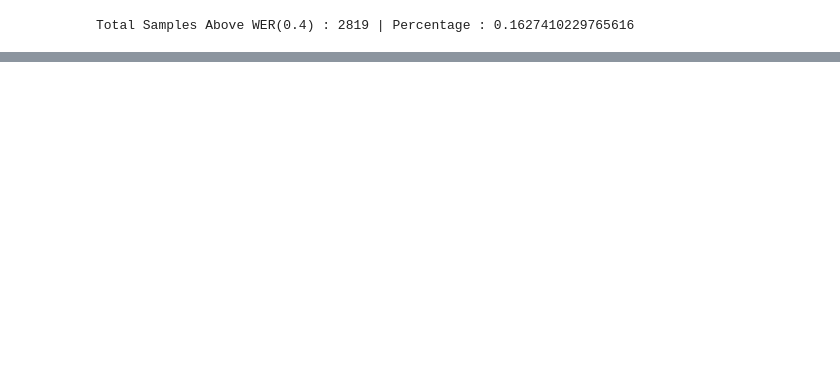
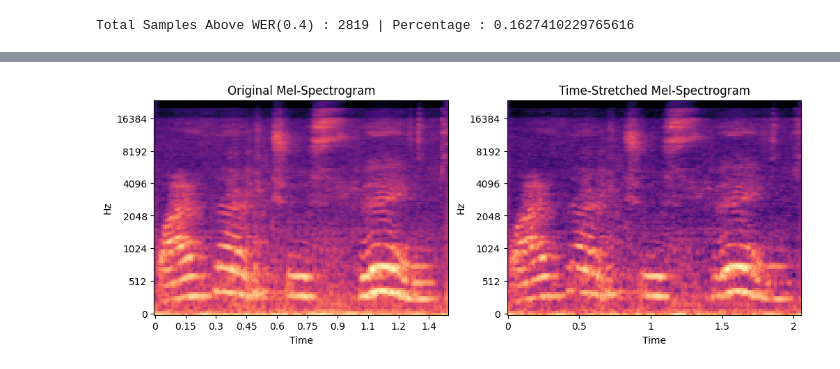
Before and after one commit to chandanreddy10/ASR-Children-Speech, a Jupyter notebook: src/analysis.ipynb, the cells around one changed output, grey strips where cells are left out. Cells and saved outputs as stored; diff of their text form; code cells hidden in the pictures; blank space fills up the shorter version.

```diff
--- a/src/analysis.ipynb
+++ b/src/analysis.ipynb
@@ -2,7 +2,7 @@
 import json
 import sys
 from pathlib import Path
-fine_tune_predictions_file = "benchmark/predictions_finetune_parakeet.json"
+fine_tune_predictions_file = "benchmark/predictions_finetune_parakeet_won.json"
 # %%
 with open(fine_tune_predictions_file,"r") as file:
     contents = json.load(file)
@@ -31,7 +31,7 @@ import random
 from IPython.display import Audio
 import soundfile as sf
 
-sample = random.choice(filtered_contents)
+sample = contents[78]
 reference_text = sample.get("reference")
 predicted_text = sample.get("prediction")
 audio_path = sample.get("audio_filepath")
@@ -64,0 +50,11 @@ Audio(new.cpu().numpy(), rate=sr)
+# %%
+import librosa
+import numpy as np
+
+if audio.ndim == 2:
+    audio = np.mean(audio, axis=1)
+else:
+    audio = audio
+modified_audio = librosa.effects.time_stretch(audio,rate=0.70)
+modified_audio = modified_audio / np.max(np.abs(modified_audio))
+Audio(modified_audio, rate=sr)
@@ -64,0 +63,22 @@ Audio(new.cpu().numpy(), rate=sr)
+# %%
+import matplotlib.pyplot as plt
+
+# Original
+S_orig = librosa.feature.melspectrogram(y=audio, sr=sr, n_mels=128)
+S_orig_db = librosa.power_to_db(S_orig, ref=np.max)
+
+# Time-stretched
+S_stretch = librosa.feature.melspectrogram(y=modified_audio, sr=sr, n_mels=128)
+S_stretch_db = librosa.power_to_db(S_stretch, ref=np.max)
+
+plt.figure(figsize=(12,4))
+plt.subplot(1,2,1)
+librosa.display.specshow(S_orig_db, sr=sr, x_axis='time', y_axis='mel')
+plt.title('Original Mel-Spectrogram')
+
+plt.subplot(1,2,2)
+librosa.display.specshow(S_stretch_db, sr=sr, x_axis='time', y_axis='mel')
+plt.title('Time-Stretched Mel-Spectrogram')
+plt.show()
+# %% [output]
+[figure, added]
```
Also changed, not shown: parts of 4 cells of this notebook, 1 other file.
